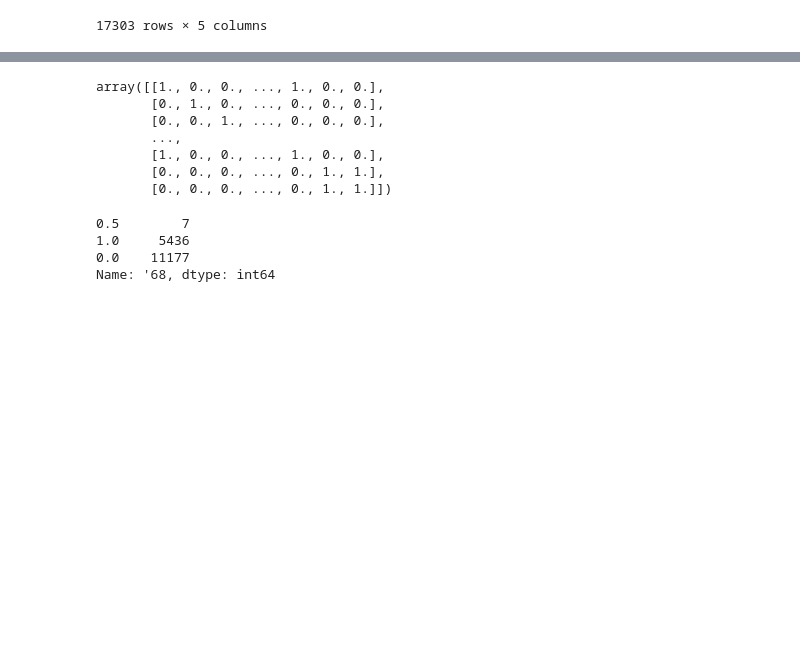
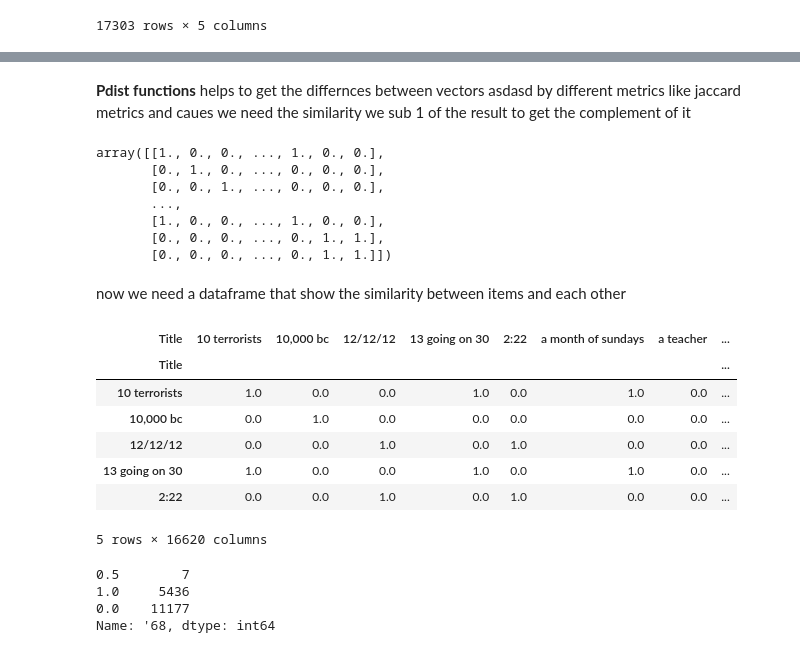
Before and after one commit to Belal-AI/Books-, a Jupyter notebook: Recommneder_systems.ipynb, the cells around one changed output, grey strips where cells are left out. Drawn from its saved outputs; the diff is of its cells as text; code cells hidden in the pictures; blank space fills up the shorter version.

```diff
--- a/Recommneder_systems.ipynb
+++ b/Recommneder_systems.ipynb
@@ -242,3 +246,5 @@ df_encodded_each_movie
+# %% [markdown]
+**Pdist functions** helps to get the differnces between vectors asdasd by different metrics like jaccard metrics and caues we need the similarity we sub 1 of the result to get the complement of it
 # %%
 similarity=1-squareform(pdist(df_encodded_each_movie.values,metric='jaccard'))
 # %%
@@ -251,8 +257,21 @@ array([[1., 0., 0., ..., 1., 0., 0.],
        [1., 0., 0., ..., 1., 0., 0.],
        [0., 0., 0., ..., 0., 1., 1.],
        [0., 0., 0., ..., 0., 1., 1.]])
+# %% [markdown]
+now we need a dataframe  that show the similarity between items and each other
 # %%
 kacarded_items=pd.DataFrame(similarity,index=df_encodded_each_movie.index,columns=df_encodded_each_movie.index)
+# %%
+kacarded_items.head()
+# %% [output]
+| Title | 10 terrorists | 10,000 bc | 12/12/12 | 13 going on 30 | 2:22 | a month of sundays | a teacher | ... |
+| Title |  |  |  |  |  |  |  | ... |
+| 10 terrorists | 1.0 | 0.0 | 0.0 | 1.0 | 0.0 | 1.0 | 0.0 | ... |
+| 10,000 bc | 0.0 | 1.0 | 0.0 | 0.0 | 0.0 | 0.0 | 0.0 | ... |
+| 12/12/12 | 0.0 | 0.0 | 1.0 | 0.0 | 1.0 | 0.0 | 0.0 | ... |
+| 13 going on 30 | 1.0 | 0.0 | 0.0 | 1.0 | 0.0 | 1.0 | 0.0 | ... |
+| 2:22 | 0.0 | 0.0 | 1.0 | 0.0 | 1.0 | 0.0 | 0.0 | ... |
+5 rows × 16620 columns
 # %%
 kacarded_items["'68"].value_counts(ascending=True)
 # %% [output]
```
Also changed, not shown: parts of 21 cells of this notebook.
